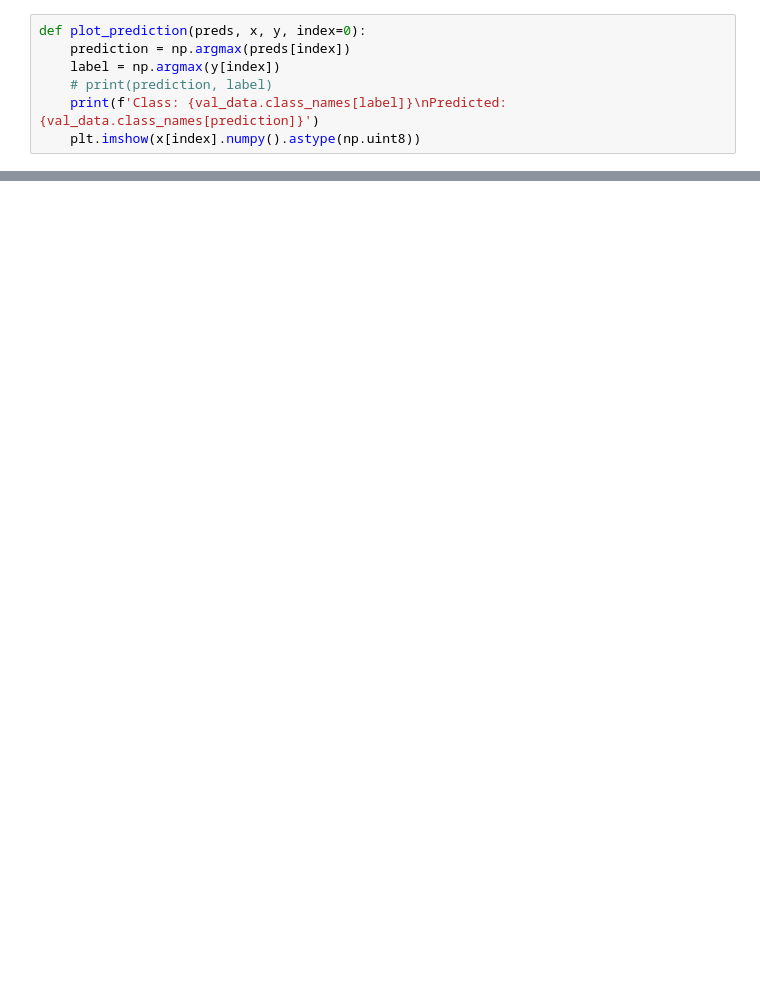
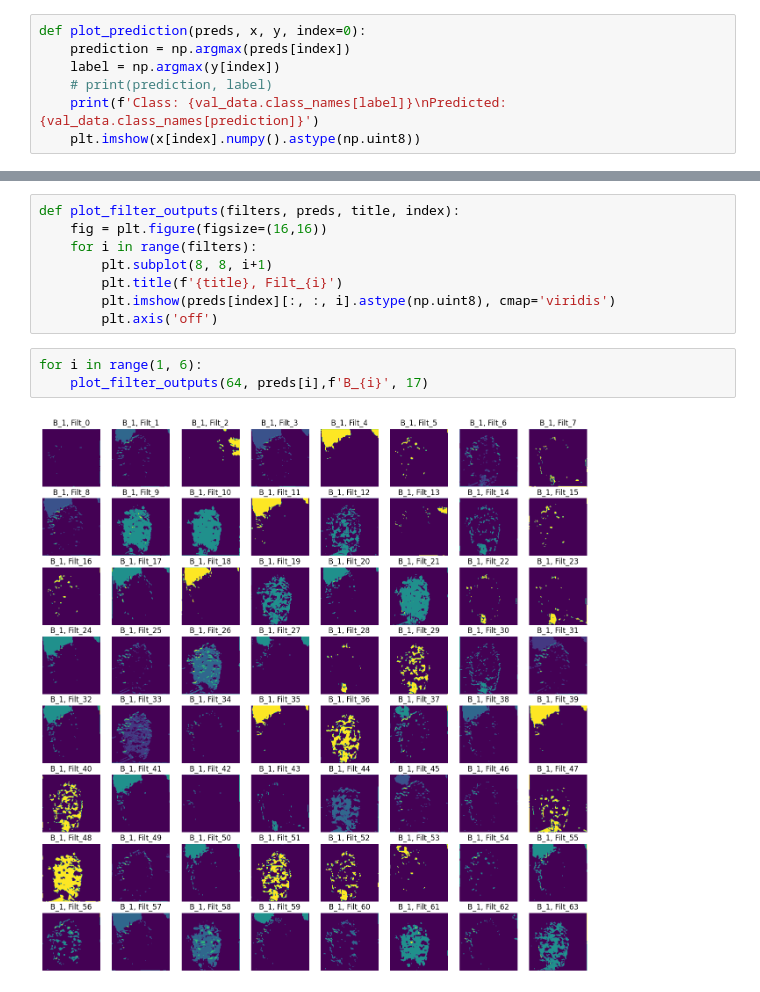
Before and after one commit to ahanaf019/Flower-Classification-Using-NN, a Jupyter notebook: vgg16_fn.ipynb, the cells around one changed output, grey strips where cells are left out. Cells and saved outputs as stored; diff of their text form; blank space fills up the shorter version.

```diff
--- a/vgg16_fn.ipynb
+++ b/vgg16_fn.ipynb
@@ -165,0 +175,13 @@ Predicted: Orchid
+# %%
+def plot_filter_outputs(filters, preds, title, index):
+    fig = plt.figure(figsize=(16,16))
+    for i in range(filters):
+        plt.subplot(8, 8, i+1)
+        plt.title(f'{title}, Filt_{i}')
+        plt.imshow(preds[index][:, :, i].astype(np.uint8), cmap='viridis')
+        plt.axis('off')
+# %%
+for i in range(1, 6):
+    plot_filter_outputs(64, preds[i],f'B_{i}', 17)
+# %% [output]
+[figure, added]
```
Also changed, not shown: parts of 9 cells of this notebook.
